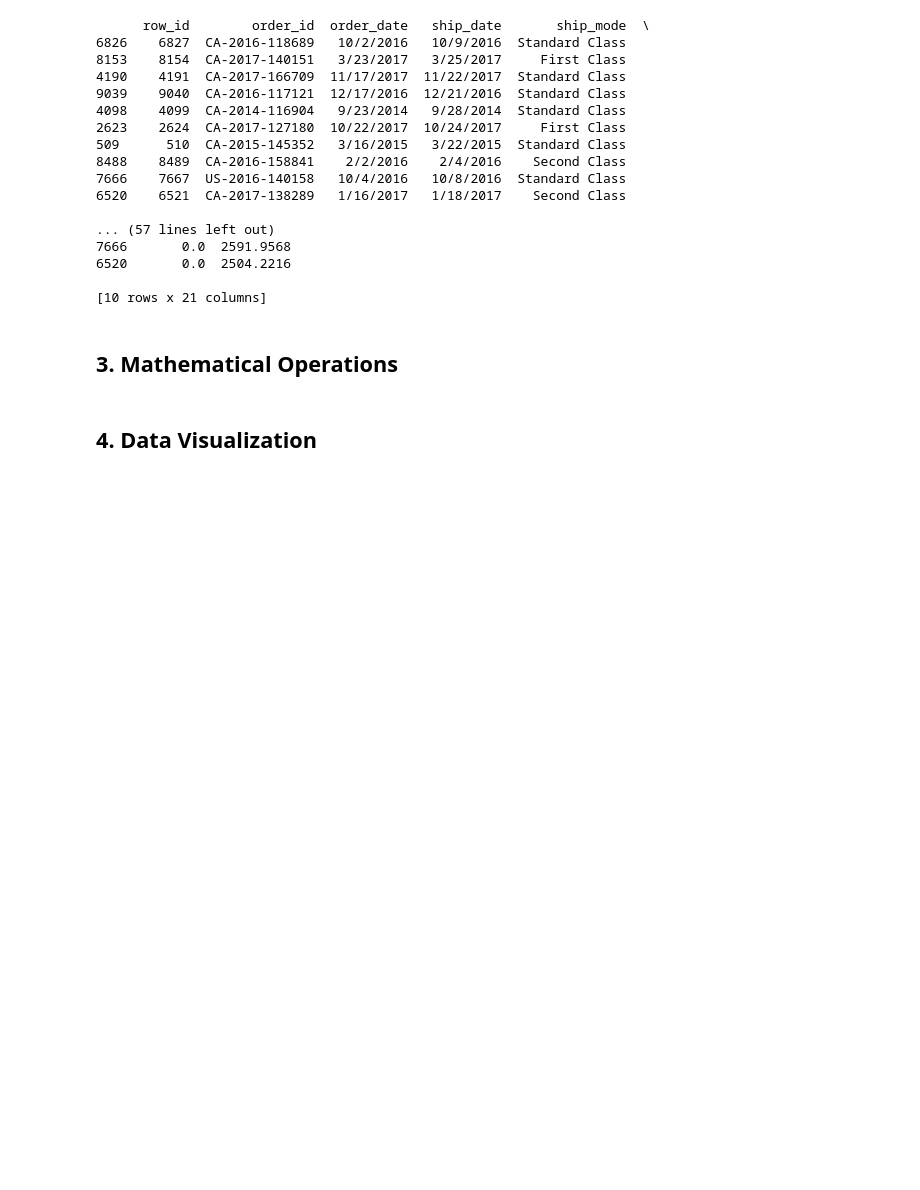
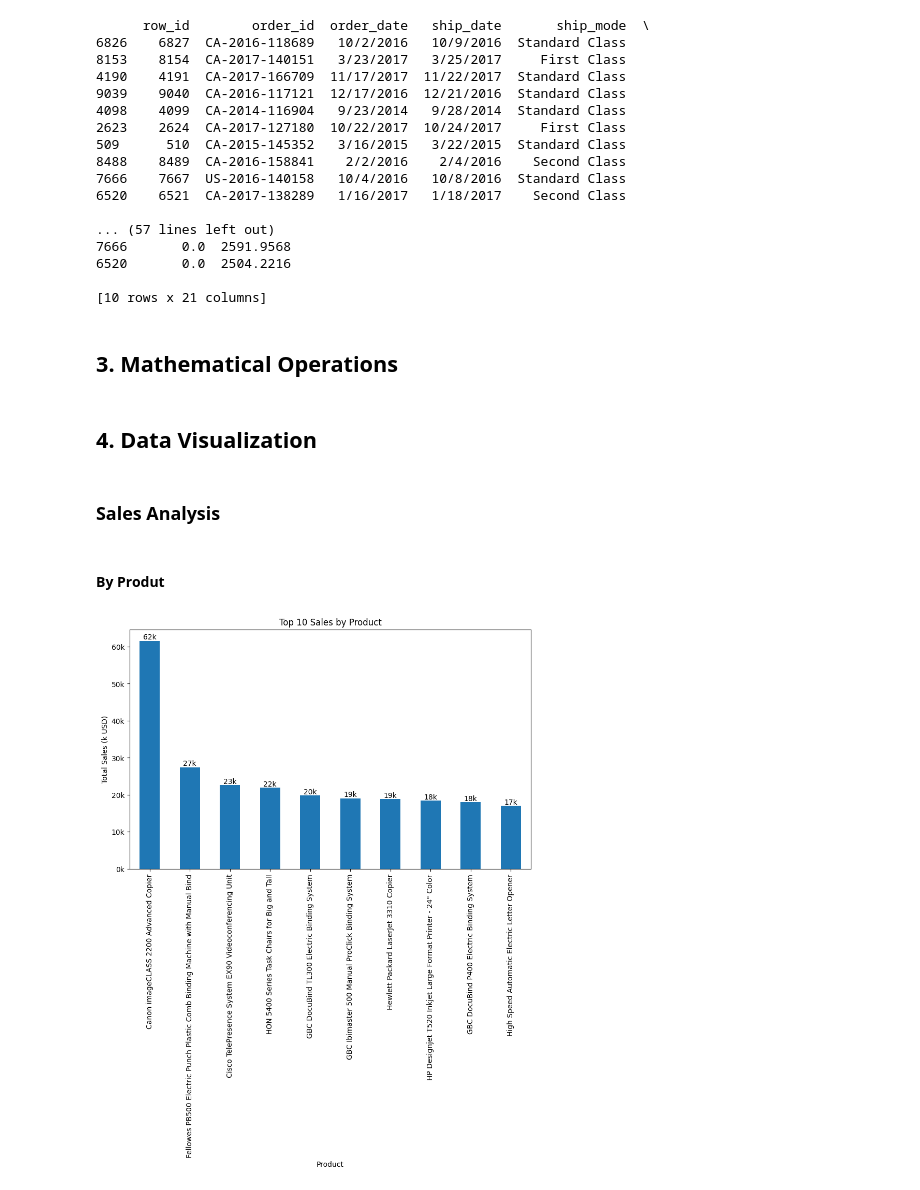
Before and after one commit to tandhiny/Phyton_Class, a Jupyter notebook: Phyton_Project.ipynb, the cells around one changed output. Saved outputs shown, nothing was run; the diff lists cells and outputs as text; code cells hidden in the pictures; blank space fills up the shorter version.

```diff
--- a/Phyton_Project.ipynb
+++ b/Phyton_Project.ipynb
@@ -283,3 +304,33 @@ print(sorted_data)
 ## 3. Mathematical Operations
 # %% [markdown]
 ## 4. Data Visualization
+# %% [markdown]
+### Sales Analysis
+# %% [markdown]
+#### By Produt
+# %%
+# Calculate top 10 sales by product for superstore
+top_10_sales_by_product = df.groupby('product_name')['sales'].sum().sort_values(ascending=False).head(10)
+
+# Create a bar chart
+plt.figure(figsize=(10, 6))
+bars = top_10_sales_by_product.plot(kind='bar')
+plt.title('Top 10 Sales by Product')
+plt.xlabel('Product')
+plt.ylabel('Total Sales (k USD)')  # Update y-axis label
+
+# Format y-axis labels to display in 'k USD'
+y_labels = [f'{y/1000:.0f}k' for y in bars.get_yticks()]
+bars.set_yticklabels(y_labels)
+
+# Add labels to each product
+for bar in bars.patches:
+    height = bar.get_height()
+    plt.text(bar.get_x() + bar.get_width() / 2, height,
+             f'{height/1000:.0f}k',  # Format label in 'k USD'
+             ha='center', va='bottom')
+
+plt.xticks(rotation=90)
+plt.show()
+# %% [output]
+[figure, added]
```
Also changed, not shown: parts of 28 cells of this notebook.
